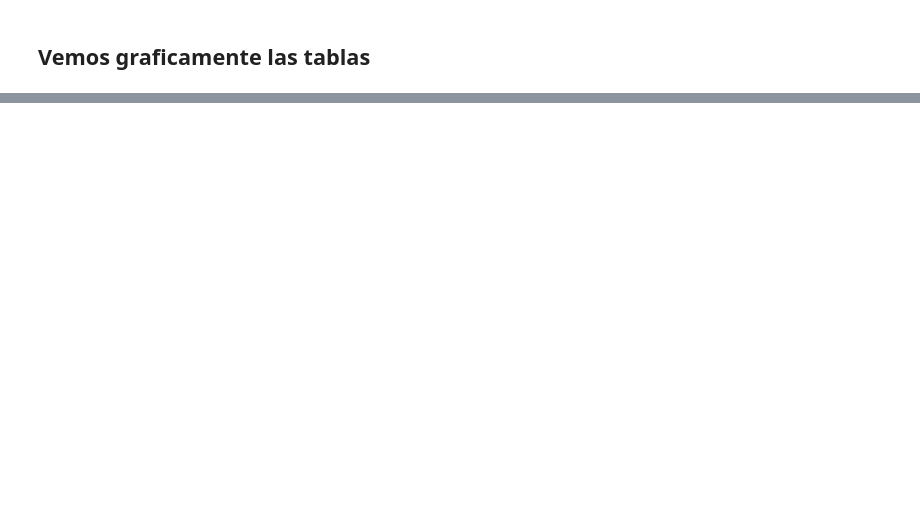
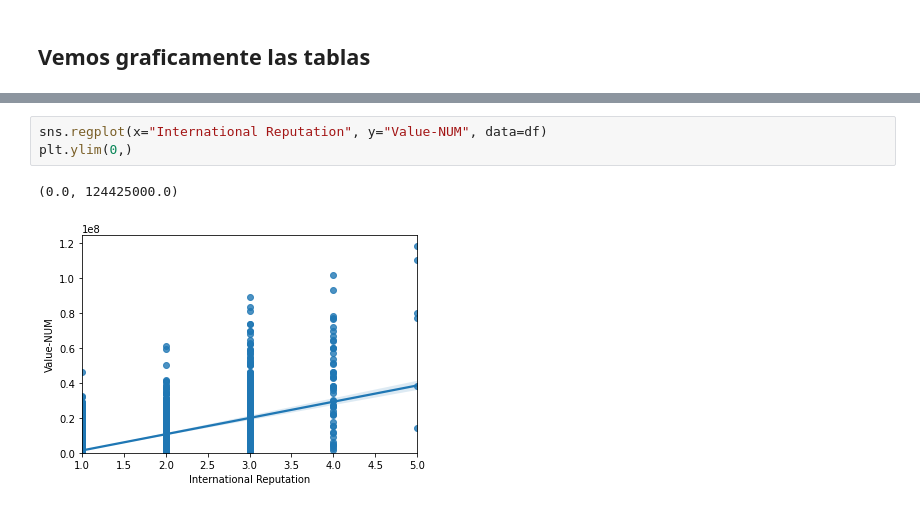
Before and after one commit to KenderWebos/python-data-science, a Jupyter notebook: tarea_4/Main/tarea4-fifa.ipynb, the cells around one changed output, grey strips where cells are left out. Cells and saved outputs as stored; diff of their text form; blank space fills up the shorter version.

```diff
--- a/tarea_4/Main/tarea4-fifa.ipynb
+++ b/tarea_4/Main/tarea4-fifa.ipynb
@@ -170,0 +90,6 @@ plt.ylim(0,)
+# %%
+sns.regplot(x="International Reputation", y="Value-NUM", data=df)
+plt.ylim(0,)
+# %% [output]
+(0.0, 124425000.0)
+[figure, added]
```
Also changed, not shown: parts of 34 cells of this notebook, 3 other files.
